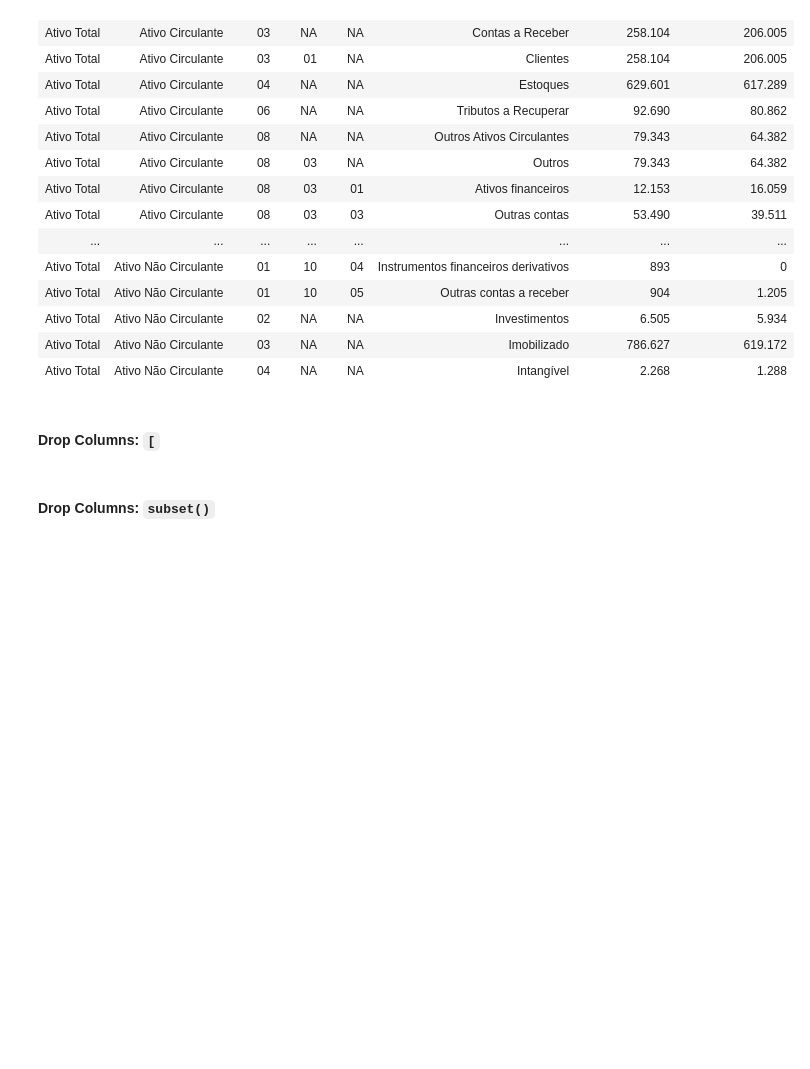
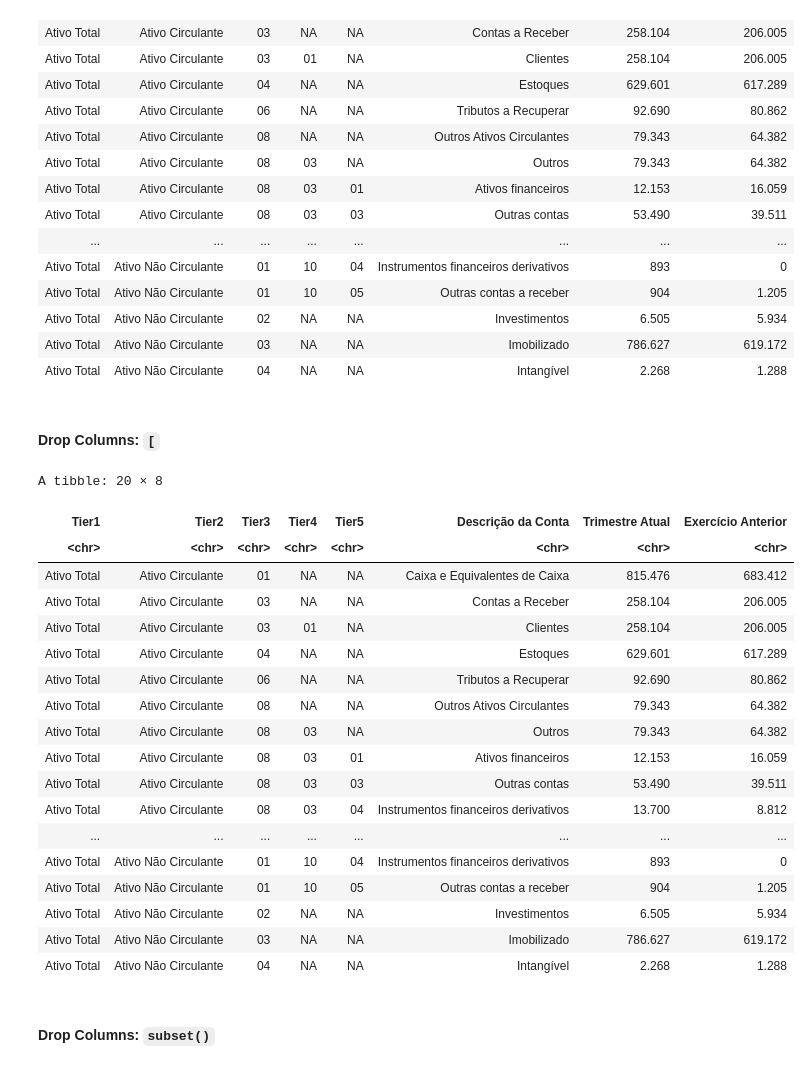
Before and after one commit to Francesco-Ghizzo/Data-Science, a Jupyter notebook: R/Finance/Financial_Statement.ipynb, the cells around one changed output. Drawn from its saved outputs; the diff is of its cells as text; code cells hidden in the pictures; blank space fills up the shorter version.

```diff
--- a/R/Finance/Financial_Statement.ipynb
+++ b/R/Finance/Financial_Statement.ipynb
@@ -247,5 +267,29 @@ A tibble: 22 × 8
 | Ativo Total | Ativo Não Circulante | 04 | NA | NA | Intangível | 2.268 | 1.288 |
 # %% [markdown]
 # <h4>Drop Columns: <code>[</code></h4>
+# %%
+col_mask <- !(is.na(select(data_frame_2, Tier3)))
+data_frame_2 <- data_frame_2[col_mask, colnames(data_frame_2)]
+data_frame_2
+# %% [output]
+A tibble: 20 × 8
+| Tier1 | Tier2 | Tier3 | Tier4 | Tier5 | Descrição da Conta | Trimestre Atual | Exercício Anterior |
+| <chr> | <chr> | <chr> | <chr> | <chr> | <chr> | <chr> | <chr> |
+| Ativo Total | Ativo Circulante | 01 | NA | NA | Caixa e Equivalentes de Caixa | 815.476 | 683.412 |
+| Ativo Total | Ativo Circulante | 03 | NA | NA | Contas a Receber | 258.104 | 206.005 |
+| Ativo Total | Ativo Circulante | 03 | 01 | NA | Clientes | 258.104 | 206.005 |
+| Ativo Total | Ativo Circulante | 04 | NA | NA | Estoques | 629.601 | 617.289 |
+| Ativo Total | Ativo Circulante | 06 | NA | NA | Tributos a Recuperar | 92.690 | 80.862 |
+| Ativo Total | Ativo Circulante | 08 | NA | NA | Outros Ativos Circulantes | 79.343 | 64.382 |
+| Ativo Total | Ativo Circulante | 08 | 03 | NA | Outros | 79.343 | 64.382 |
+| Ativo Total | Ativo Circulante | 08 | 03 | 01 | Ativos financeiros | 12.153 | 16.059 |
+| Ativo Total | Ativo Circulante | 08 | 03 | 03 | Outras contas | 53.490 | 39.511 |
+| Ativo Total | Ativo Circulante | 08 | 03 | 04 | Instrumentos financeiros derivativos | 13.700 | 8.812 |
+| ... | ... | ... | ... | ... | ... | ... | ... |
+| Ativo Total | Ativo Não Circulante | 01 | 10 | 04 | Instrumentos financeiros derivativos | 893 | 0 |
+| Ativo Total | Ativo Não Circulante | 01 | 10 | 05 | Outras contas a receber | 904 | 1.205 |
+| Ativo Total | Ativo Não Circulante | 02 | NA | NA | Investimentos | 6.505 | 5.934 |
+| Ativo Total | Ativo Não Circulante | 03 | NA | NA | Imobilizado | 786.627 | 619.172 |
+| Ativo Total | Ativo Não Circulante | 04 | NA | NA | Intangível | 2.268 | 1.288 |
 # %% [markdown]
 # <h4>Drop Columns: <code>subset()</code></h4>
```
Also changed, not shown: parts of 15 cells of this notebook.
